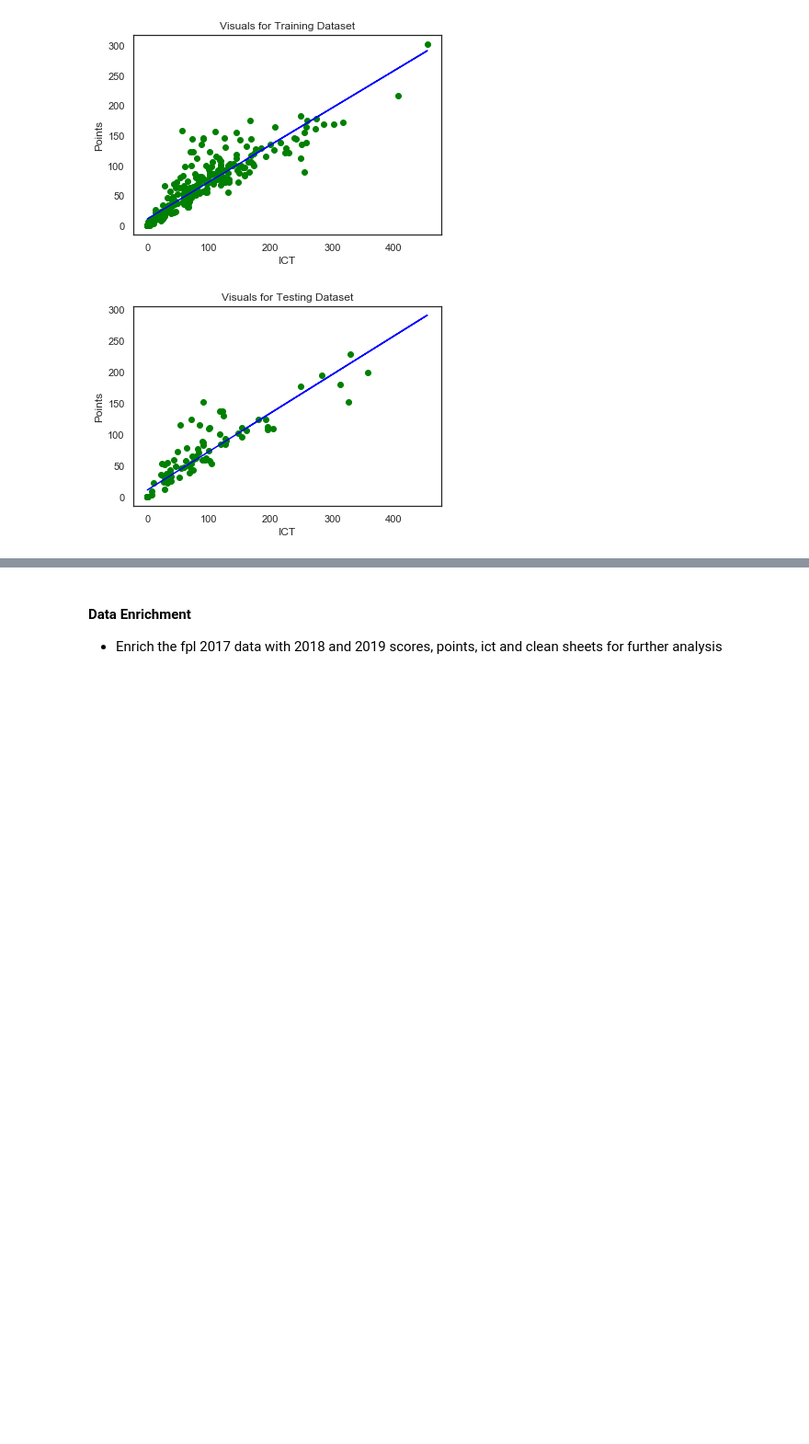
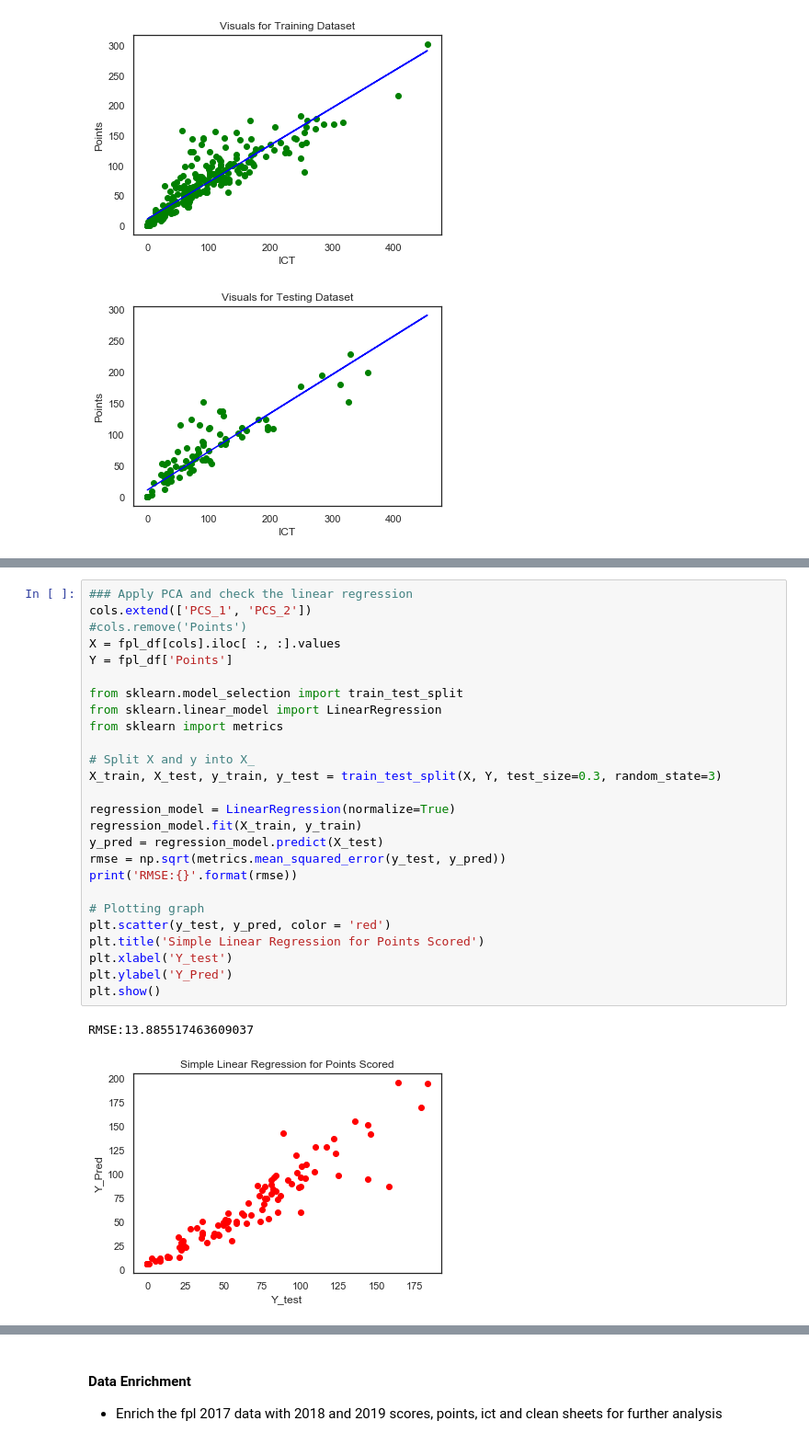
Before and after one commit to shriaithal/applied-machine-learning, a Jupyter notebook: fpl/fpl.ipynb, the cells around one changed output, grey strips where cells are left out. Shown at 92% size. Drawn from its saved outputs; the diff is of its cells as text; blank space fills up the shorter version.

```diff
--- a/fpl/fpl.ipynb
+++ b/fpl/fpl.ipynb
@@ -367,0 +368,29 @@ fpl_df_decision_tree['ict_class'] = fpl_df_decision_tree.apply(lambda row: ict_c
+# %%
+### Apply PCA and check the linear regression
+cols.extend(['PCS_1', 'PCS_2'])
+#cols.remove('Points')
+X = fpl_df[cols].iloc[ :, :].values
+Y = fpl_df['Points']
+
+from sklearn.model_selection import train_test_split
+from sklearn.linear_model import LinearRegression
+from sklearn import metrics
+
+# Split X and y into X_
+X_train, X_test, y_train, y_test = train_test_split(X, Y, test_size=0.3, random_state=3)
+
+regression_model = LinearRegression(normalize=True)
+regression_model.fit(X_train, y_train)
+y_pred = regression_model.predict(X_test)
+rmse = np.sqrt(metrics.mean_squared_error(y_test, y_pred))
+print('RMSE:{}'.format(rmse))
+
+# Plotting graph
+plt.scatter(y_test, y_pred, color = 'red')
+plt.title('Simple Linear Regression for Points Scored')
+plt.xlabel('Y_test')
+plt.ylabel('Y_Pred')
+plt.show()
+# %% [output]
+RMSE:13.885517463609037
+[figure, added]
```
Also changed, not shown: parts of 22 cells of this notebook.
